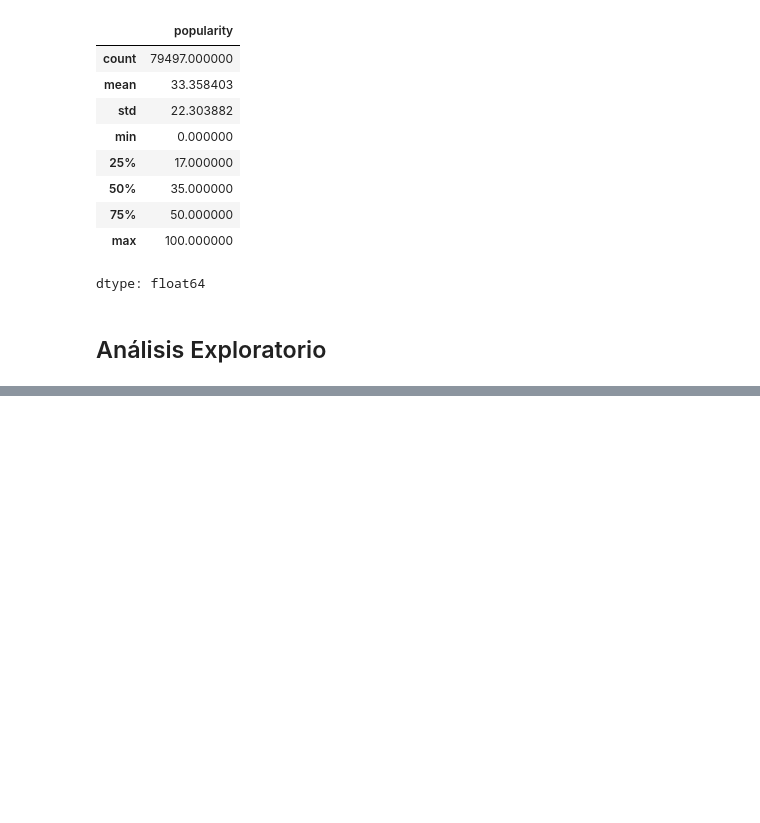
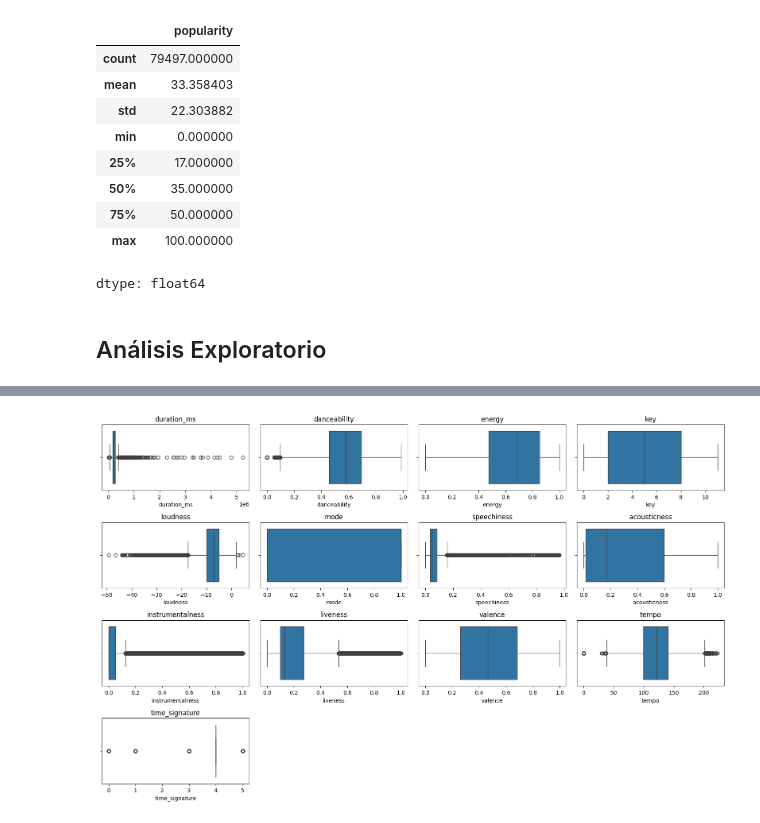
Before and after one commit to jairocruzhdez/MIAD_ML_NLP_JC, a Jupyter notebook: Semana 3/S3P1_proyecto1.ipynb, the cells around one changed output, grey strips where cells are left out. Drawn from its saved outputs; the diff is of its cells as text; code cells hidden in the pictures; blank space fills up the shorter version.

```diff
--- a/Semana 3/S3P1_proyecto1.ipynb
+++ b/Semana 3/S3P1_proyecto1.ipynb
@@ -140,0 +239,14 @@ dtype: float64
+# %%
+# Boxplots
+
+plt.figure(figsize=(16, 10))
+
+for i, col in enumerate(num_cols, 1):
+    plt.subplot(4, 4, i)
+    sns.boxplot(x=df_model[col])
+    plt.title(col)
+
+plt.tight_layout()
+plt.show()
+# %% [output]
+[figure, added]
```
Also changed, not shown: parts of 14 cells of this notebook.
